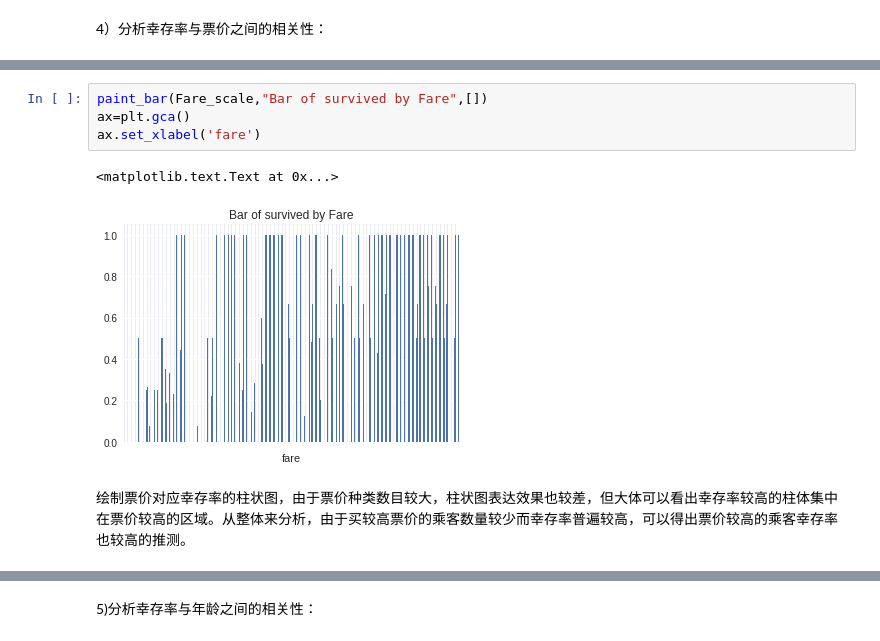
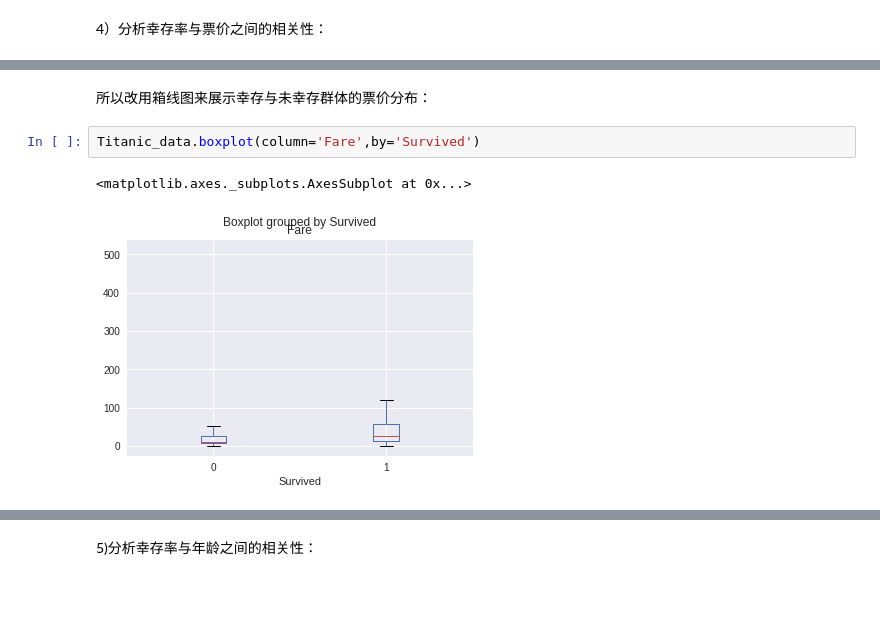
Before and after one commit to milhaven1733/Titanic_Data_Analyst, a Jupyter notebook: Titanic_Data_Analyst.ipynb, the cells around one changed output, grey strips where cells are left out. Saved outputs shown, nothing was run; the diff lists cells and outputs as text; blank space fills up the shorter version.

```diff
--- a/Titanic_Data_Analyst.ipynb
+++ b/Titanic_Data_Analyst.ipynb
@@ -300,9 +300,7 @@ plt.scatter(fare,Fare_scale)
-# %%
-paint_bar(Fare_scale,"Bar of survived by Fare",[])
-ax=plt.gca()
-ax.set_xlabel('fare')
-# %% [output]
-<matplotlib.text.Text at 0x...>
-[figure, removed]
-# %% [markdown]
-绘制票价对应幸存率的柱状图，由于票价种类数目较大，柱状图表达效果也较差，但大体可以看出幸存率较高的柱体集中在票价较高的区域。从整体来分析，由于买较高票价的乘客数量较少而幸存率普遍较高，可以得出票价较高的乘客幸存率也较高的推测。
+# %% [markdown]
+所以改用箱线图来展示幸存与未幸存群体的票价分布：
+# %%
+Titanic_data.boxplot(column='Fare',by='Survived')
+# %% [output]
+<matplotlib.axes._subplots.AxesSubplot at 0x...>
+[figure, added]
```
Also changed, not shown: parts of 21 cells of this notebook, 1 other file.
